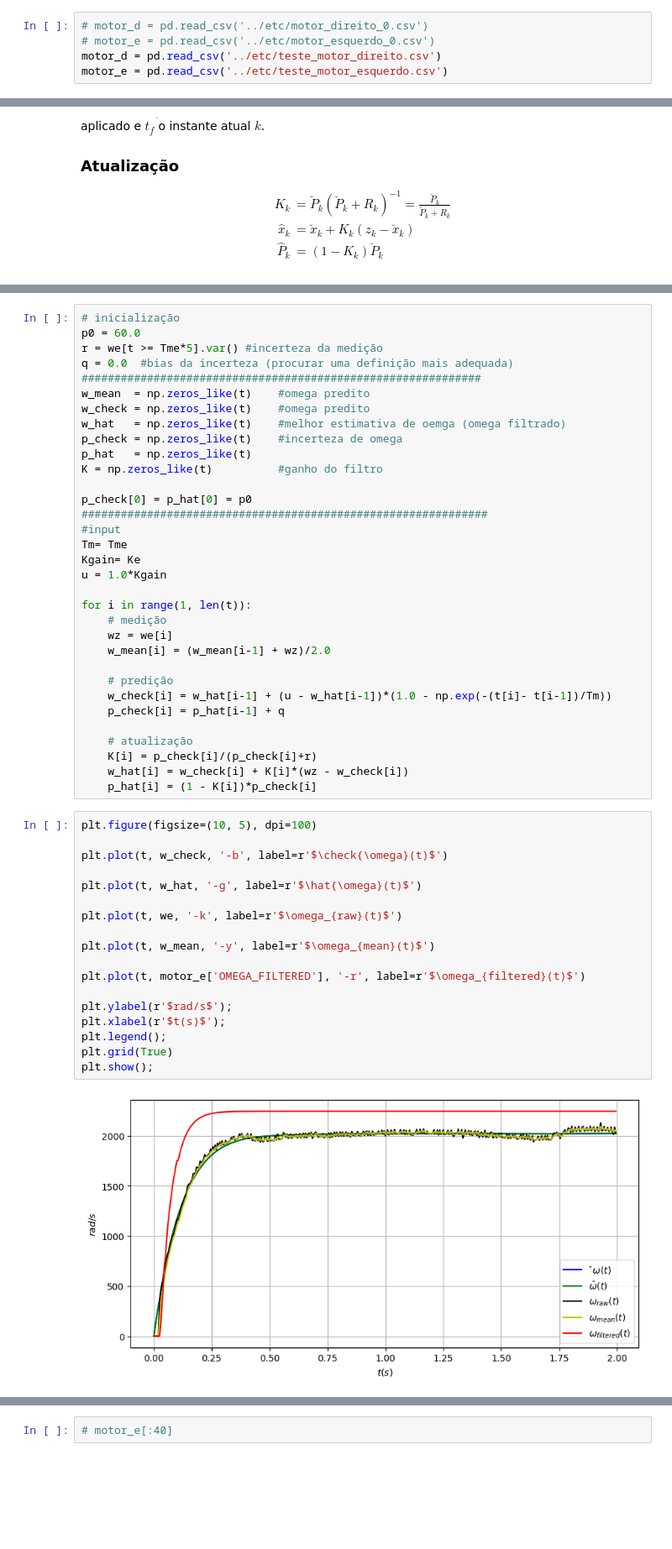
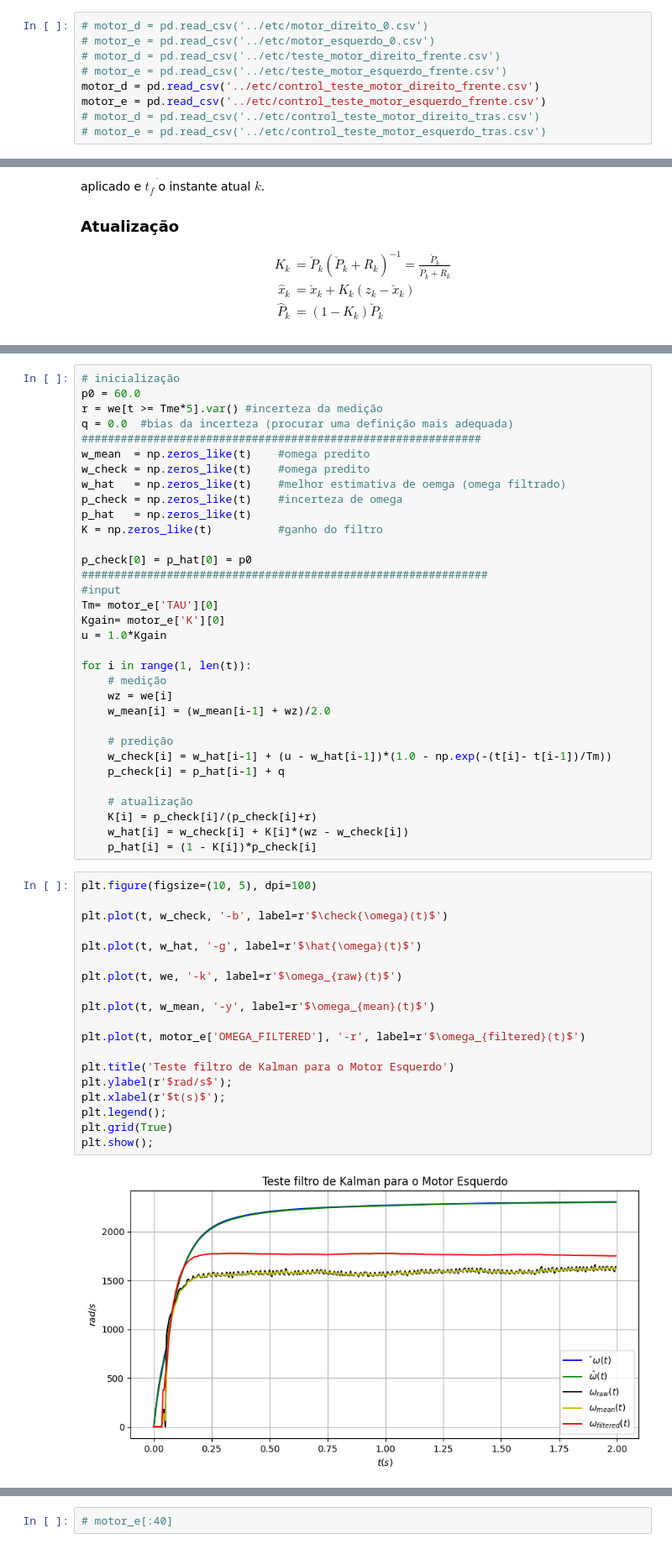
Before and after one commit to Gabriellgpc/BtController, a Jupyter notebook: notebook/analisador.ipynb, the cells around one changed output, grey strips where cells are left out. Shown at 84% size. Cells and saved outputs as stored; diff of their text form; blank space fills up the shorter version.

```diff
--- a/notebook/analisador.ipynb
+++ b/notebook/analisador.ipynb
@@ -76,8 +84,12 @@ plt.show()
 # %%
 # motor_d = pd.read_csv('../etc/motor_direito_0.csv')
 # motor_e = pd.read_csv('../etc/motor_esquerdo_0.csv')
-motor_d = pd.read_csv('../etc/teste_motor_direito.csv')
-motor_e = pd.read_csv('../etc/teste_motor_esquerdo.csv')
+# motor_d = pd.read_csv('../etc/teste_motor_direito_frente.csv')
+# motor_e = pd.read_csv('../etc/teste_motor_esquerdo_frente.csv')
+motor_d = pd.read_csv('../etc/control_teste_motor_direito_frente.csv')
+motor_e = pd.read_csv('../etc/control_teste_motor_esquerdo_frente.csv')
+# motor_d = pd.read_csv('../etc/control_teste_motor_direito_tras.csv')
+# motor_e = pd.read_csv('../etc/control_teste_motor_esquerdo_tras.csv')
 # %%
 motor_e.head()
 # %% [output]
@@ -245,8 +365,8 @@ K = np.zeros_like(t)          #ganho do filtro
 p_check[0] = p_hat[0] = p0
 ##############################################################
 #input
-Tm= Tme
-Kgain= Ke
+Tm= motor_e['TAU'][0]
+Kgain= motor_e['K'][0]
 u = 1.0*Kgain
 
 for i in range(1, len(t)):
@@ -265,20 +385,21 @@ for i in range(1, len(t)):
 # %%
 plt.figure(figsize=(10, 5), dpi=100)
 
 plt.plot(t, w_check, '-b', label=r'$\check{\omega}(t)$')
 
 plt.plot(t, w_hat, '-g', label=r'$\hat{\omega}(t)$')
 
 plt.plot(t, we, '-k', label=r'$\omega_{raw}(t)$')
 
 plt.plot(t, w_mean, '-y', label=r'$\omega_{mean}(t)$')
 
 plt.plot(t, motor_e['OMEGA_FILTERED'], '-r', label=r'$\omega_{filtered}(t)$')
 
+plt.title('Teste filtro de Kalman para o Motor Esquerdo')
 plt.ylabel(r'$rad/s$');
 plt.xlabel(r'$t(s)$');
 plt.legend();
 plt.grid(True)
 plt.show();
 # %% [output]
-[figure, old version]
+[figure, new version]
```
Also changed, not shown: parts of 20 cells of this notebook, 9 other files.
